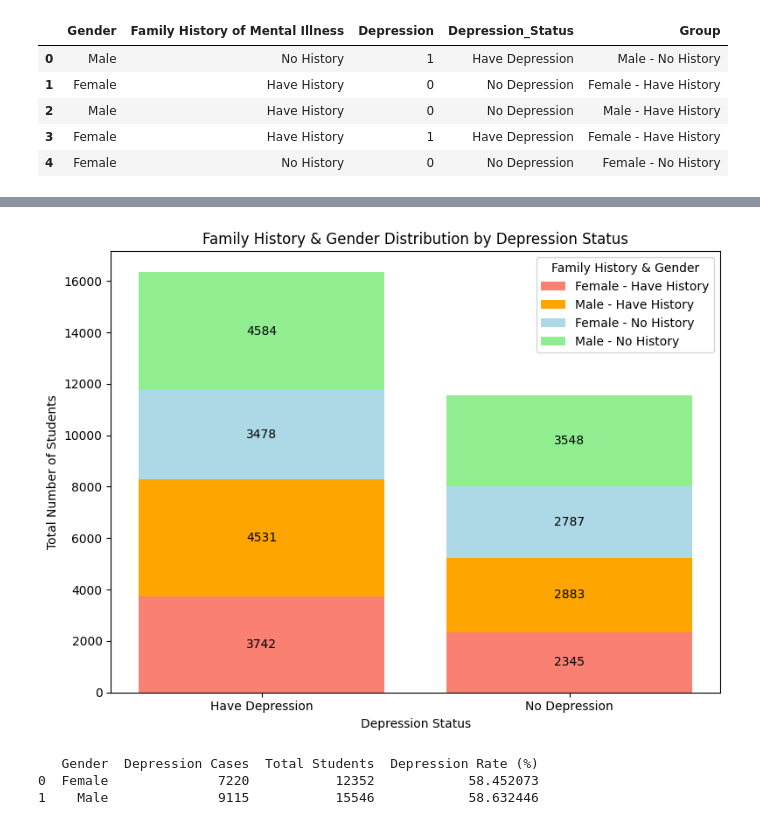
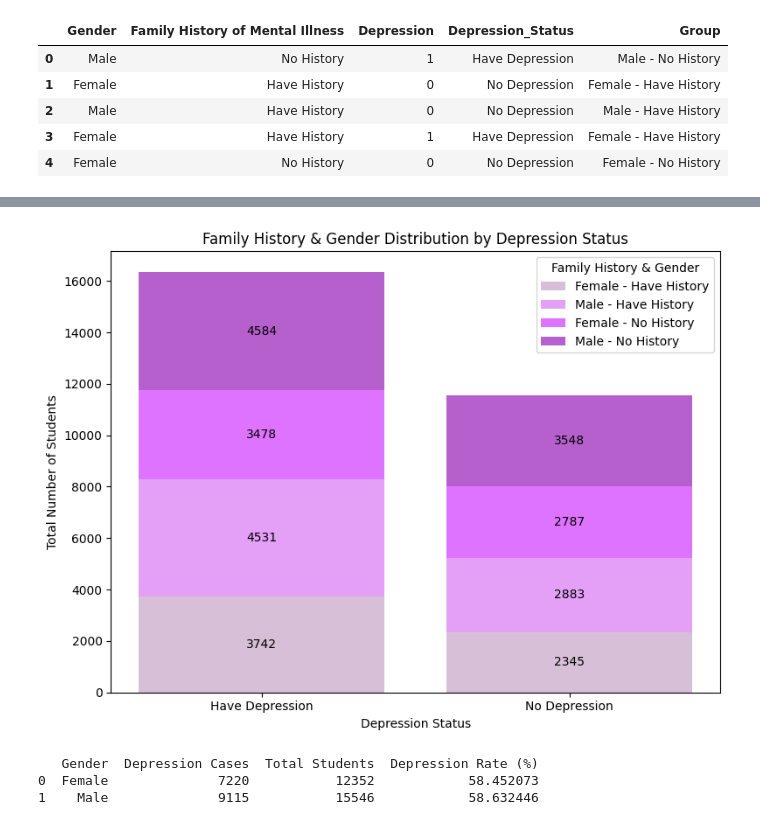
Before and after one commit to AdlinSofea43/Assignment-Part-2, a Jupyter notebook: Data Science Project.ipynb, the cells around one changed output, grey strips where cells are left out. Cells and saved outputs as stored; diff of their text form; code cells hidden in the pictures.

```diff
--- a/Data Science Project.ipynb
+++ b/Data Science Project.ipynb
@@ -135,7 +135,7 @@ dtype: object
 #change the initial data type to correct data type for easier analysis
 df[["Age"]] = df[["Age"]].astype("int")
 df[["Academic Pressure"]] = df[["Academic Pressure"]].astype("int")
-# df[["Study Satisfaction"]] = df[["Study Satisfaction"]].astype("int")
+df[["Study Satisfaction"]] = df[["Study Satisfaction"]].astype("int")
 df[["Financial Stress"]] = df[["Financial Stress"]].astype("int")
 
 df
@@ -555,35 +555,35 @@ grouped.head()
 # %%
 # plotting for stacked bar chart
 label = grouped.index
 data = grouped.values
 bar_width = 0.6
 fig, q1graph = plt.subplots(figsize=(8, 6))
 bottom = np.zeros(len(label))
-colors = ['salmon', 'orange', 'lightblue', 'lightgreen']
+colors = ['#D8BFD8', '#E4A0F7', '#DE73FF', '#B660CD']
 
 # compute cumulative height for labels
 h = np.cumsum(data, axis=1)
 
 # loop through each segment and stack
 for i, col in enumerate(grouped.columns):
     q1graph.bar(label, data[:, i], bottom=bottom, label=col, color=colors[i])
     bottom += data[:, i]
 
 q1graph.set_title("Family History & Gender Distribution by Depression Status")
 q1graph.set_xlabel("Depression Status")
 q1graph.set_ylabel("Total Number of Students")
 q1graph.legend(title="Family History & Gender")
 
 # value labels inside each segment
 for i in range(len(label)):
     for j in range(data.shape[1]):
         y_pos = h[i, j] - (data[i, j] / 2)
         q1graph.text(i, y_pos, str(data[i, j]), ha='center', va='center', color='black')
 
 plt.tight_layout()
 plt.show()
 # %% [output]
-[figure, old version]
+[figure, new version]
 # %%
 # count total students with depression by gender
 gender_depress = df.groupby('Gender')['Depression'].agg(['sum', 'count']).reset_index()
```
Also changed, not shown: parts of 17 cells of this notebook.
